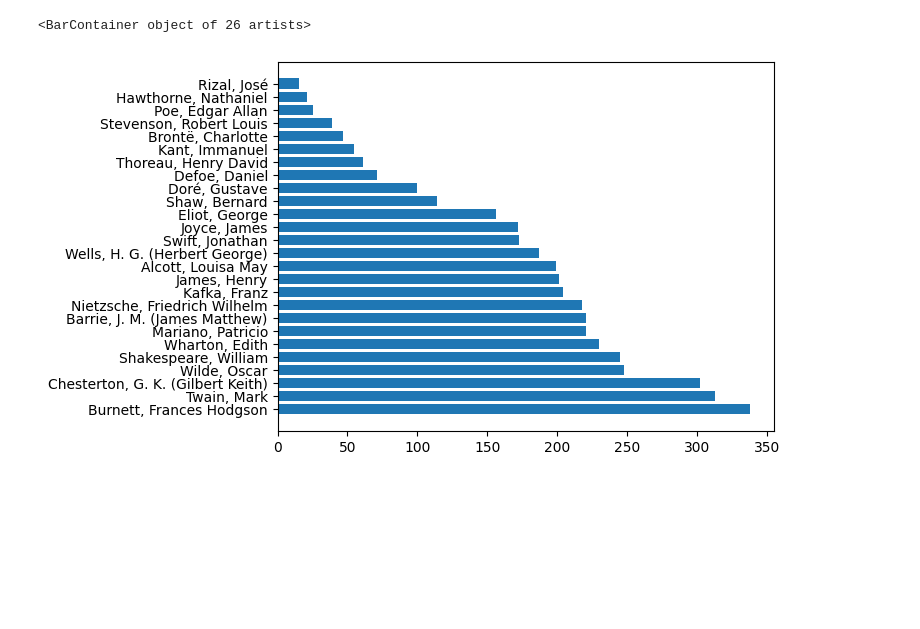
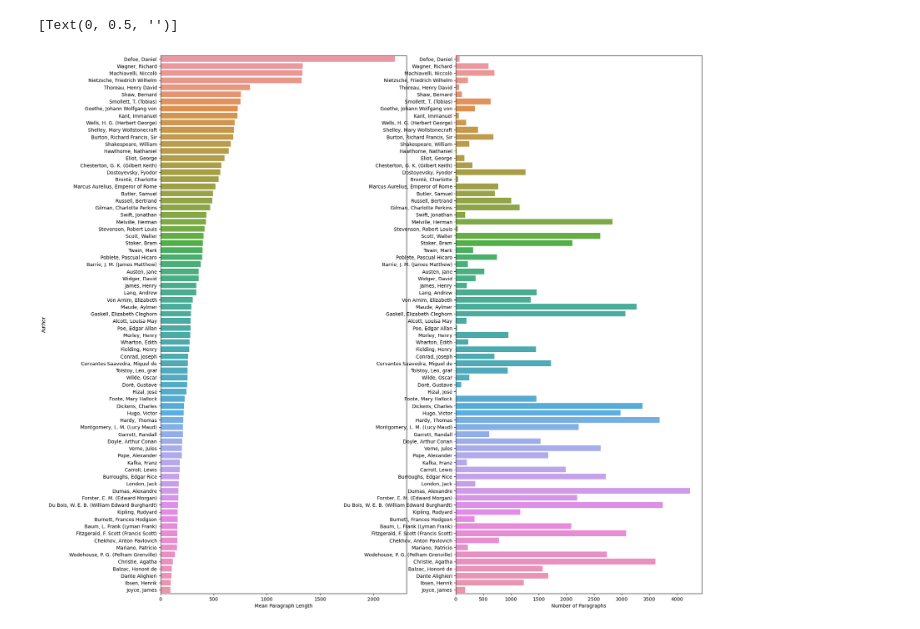
Before and after one commit to camilaborinsky/NLP-books, a Jupyter notebook: eda.ipynb, the cells around one changed output. Saved outputs shown, nothing was run; the diff lists cells and outputs as text; code cells hidden in the pictures; blank space fills up the shorter version.

```diff
--- a/eda.ipynb
+++ b/eda.ipynb
@@ -92,5 +43,15 @@ plt.barh(data[0]['Author'], data[0]['Number of Paragraphs'])
-# %%
-plt.barh(data[n-1]['Author'], data[n-1]['Number of Paragraphs'])
-# %% [output]
-<BarContainer object of 26 artists>
-[figure, removed]
+# %%
+#plot sorted mean paragraph length vs author
+df_paragraphs = df_paragraphs.sort_values(by=['Mean Paragraph Length'], ascending=False)
+
+#plot with seaborn without authors
+plt.figure(figsize=(20,20))
+plt.subplot(1,2,1)
+ax = sns.barplot(x="Mean Paragraph Length", y="Author", data=df_paragraphs)
+plt.subplot(1,2,2)
+#sns remove y label
+ax = sns.barplot(x="Number of Paragraphs", y="Author", data=df_paragraphs)
+ax.set(ylabel=None)
+# %% [output]
+[Text(0, 0.5, '')]
+[figure, added]
```
Also changed, not shown: parts of 11 cells of this notebook.
